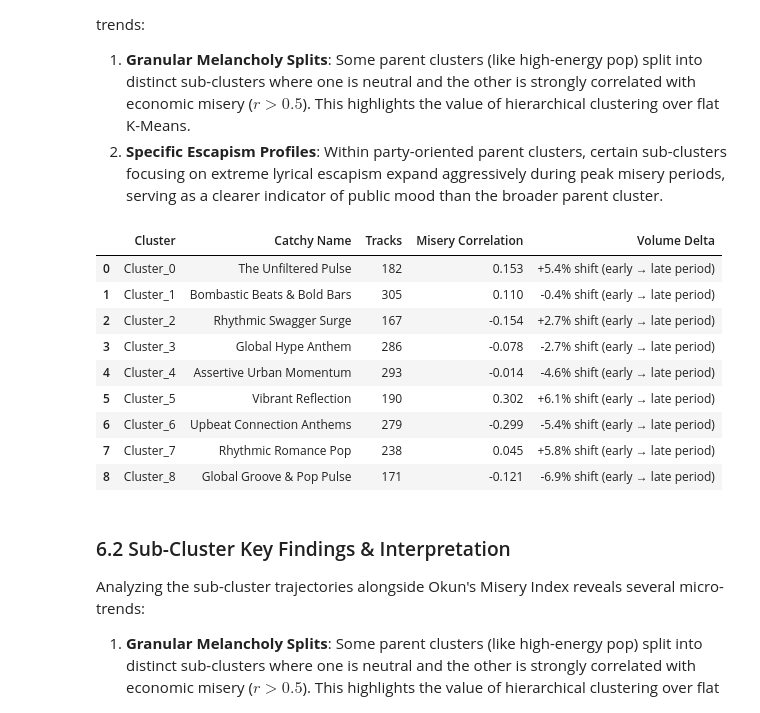
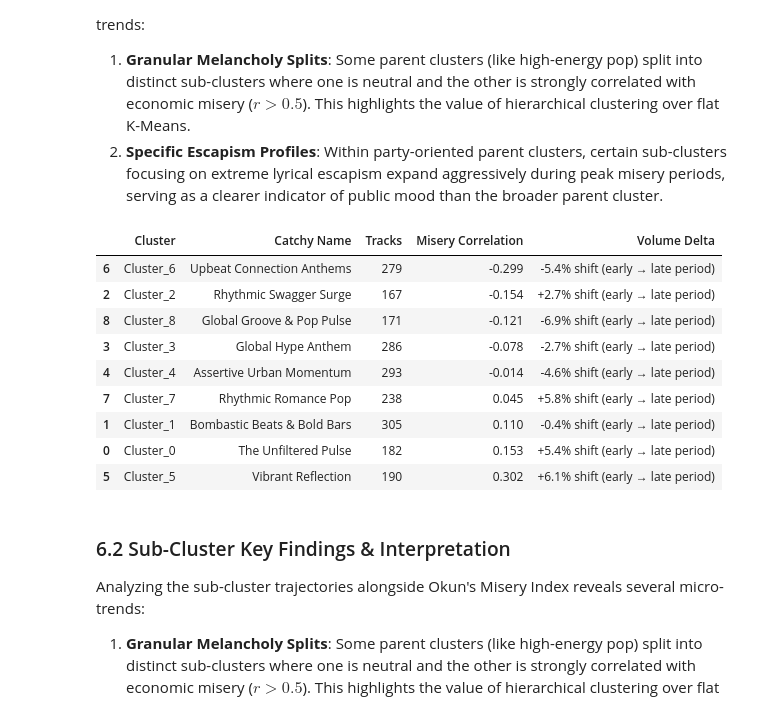
Before and after one commit to sam-tritto/music-and-mood, a Jupyter notebook: music_and_mood_trends.ipynb, the cells around one changed output. Cells and saved outputs as stored; diff of their text form; code cells hidden in the pictures.

```diff
--- a/music_and_mood_trends.ipynb
+++ b/music_and_mood_trends.ipynb
@@ -1361,30 +1555,30 @@ Analyzing the sub-cluster trajectories alongside Okun's Misery Index reveals sev
 # %%
 summary_rows = []
 for payload in payloads:
     cid = payload["cluster_id"]
     row = {
         "Cluster": cid,
         "Catchy Name": cluster_name_mapping.get(cid, "Unnamed"),
         "Tracks": payload["n_tracks"],
         "Misery Correlation": payload["economic_metrics"]["misery_index_correlation"],
         "Volume Delta": payload["economic_metrics"]["volume_share_delta"],
         # "Top Keywords": ", ".join(payload.get("top_lyric_keywords", [])[:5]),
     }
     summary_rows.append(row)
 
-summary_df = pd.DataFrame(summary_rows)
+summary_df = pd.DataFrame(summary_rows).sort_values(by='Misery Correlation')
 display(summary_df)
 # %% [output]
 |  | Cluster | Catchy Name | Tracks | Misery Correlation | Volume Delta |
-| 0 | Cluster_0 | The Unfiltered Pulse | 182 | 0.153 | +5.4% shift (early → late period) |
-| 1 | Cluster_1 | Bombastic Beats & Bold Bars | 305 | 0.110 | -0.4% shift (early → late period) |
+| 6 | Cluster_6 | Upbeat Connection Anthems | 279 | -0.299 | -5.4% shift (early → late period) |
 | 2 | Cluster_2 | Rhythmic Swagger Surge | 167 | -0.154 | +2.7% shift (early → late period) |
+| 8 | Cluster_8 | Global Groove & Pop Pulse | 171 | -0.121 | -6.9% shift (early → late period) |
 | 3 | Cluster_3 | Global Hype Anthem | 286 | -0.078 | -2.7% shift (early → late period) |
 | 4 | Cluster_4 | Assertive Urban Momentum | 293 | -0.014 | -4.6% shift (early → late period) |
+| 7 | Cluster_7 | Rhythmic Romance Pop | 238 | 0.045 | +5.8% shift (early → late period) |
+| 1 | Cluster_1 | Bombastic Beats & Bold Bars | 305 | 0.110 | -0.4% shift (early → late period) |
+| 0 | Cluster_0 | The Unfiltered Pulse | 182 | 0.153 | +5.4% shift (early → late period) |
 | 5 | Cluster_5 | Vibrant Reflection | 190 | 0.302 | +6.1% shift (early → late period) |
-| 6 | Cluster_6 | Upbeat Connection Anthems | 279 | -0.299 | -5.4% shift (early → late period) |
-| 7 | Cluster_7 | Rhythmic Romance Pop | 238 | 0.045 | +5.8% shift (early → late period) |
-| 8 | Cluster_8 | Global Groove & Pop Pulse | 171 | -0.121 | -6.9% shift (early → late period) |
 # %% [markdown]
 ### 6.2 Sub-Cluster Key Findings & Interpretation
 
```
Also changed, not shown: parts of 5 cells of this notebook, 3 other files.
